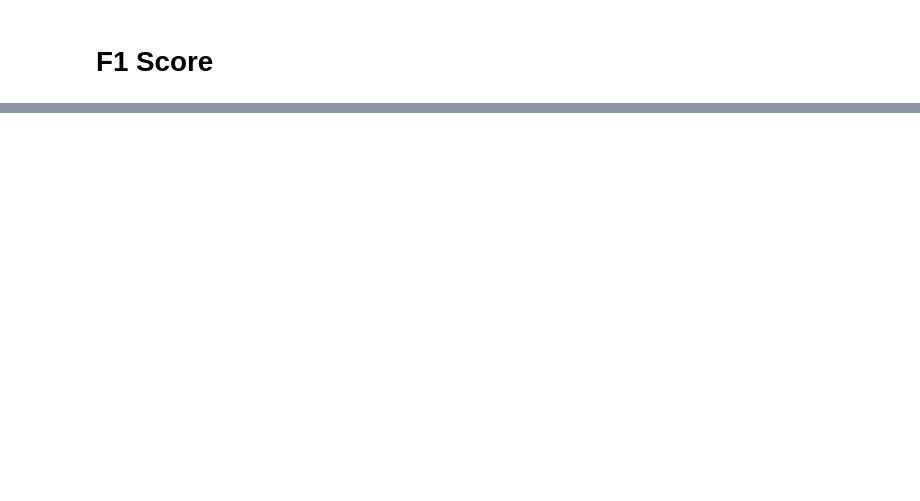
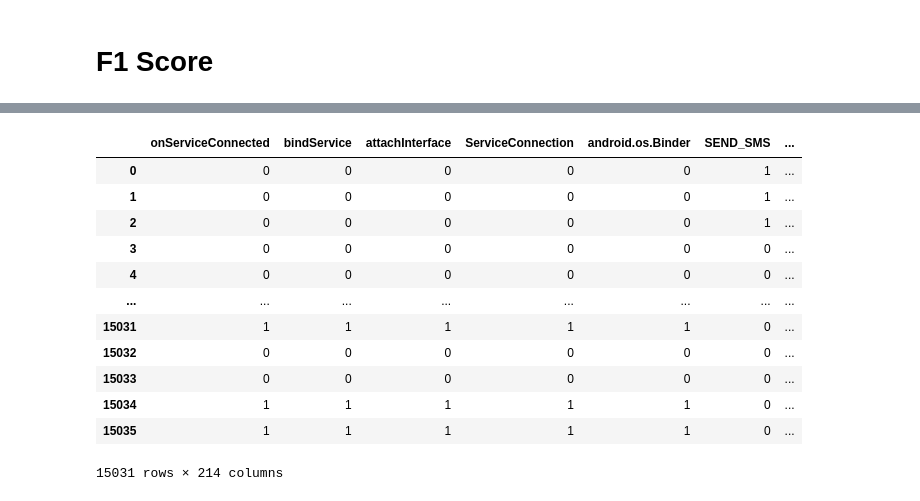
Before and after one commit to ShakibulAkash/Machine-, a Jupyter notebook: Malware.ipynb, the cells around one changed output, grey strips where cells are left out. Saved outputs shown, nothing was run; the diff lists cells and outputs as text; code cells hidden in the pictures; blank space fills up the shorter version.

```diff
--- a/Malware.ipynb
+++ b/Malware.ipynb
@@ -580,0 +611,17 @@ weighted avg       0.97      0.97      0.97      4510
+# %%
+x = data.drop(["transact","class"],axis=1)
+x
+# %% [output]
+|  | onServiceConnected | bindService | attachInterface | ServiceConnection | android.os.Binder | SEND_SMS | ... |
+| 0 | 0 | 0 | 0 | 0 | 0 | 1 | ... |
+| 1 | 0 | 0 | 0 | 0 | 0 | 1 | ... |
+| 2 | 0 | 0 | 0 | 0 | 0 | 1 | ... |
+| 3 | 0 | 0 | 0 | 0 | 0 | 0 | ... |
+| 4 | 0 | 0 | 0 | 0 | 0 | 0 | ... |
+| ... | ... | ... | ... | ... | ... | ... | ... |
+| 15031 | 1 | 1 | 1 | 1 | 1 | 0 | ... |
+| 15032 | 0 | 0 | 0 | 0 | 0 | 0 | ... |
+| 15033 | 0 | 0 | 0 | 0 | 0 | 0 | ... |
+| 15034 | 1 | 1 | 1 | 1 | 1 | 0 | ... |
+| 15035 | 1 | 1 | 1 | 1 | 1 | 0 | ... |
+15031 rows × 214 columns
```
Also changed, not shown: parts of 35 cells of this notebook.
